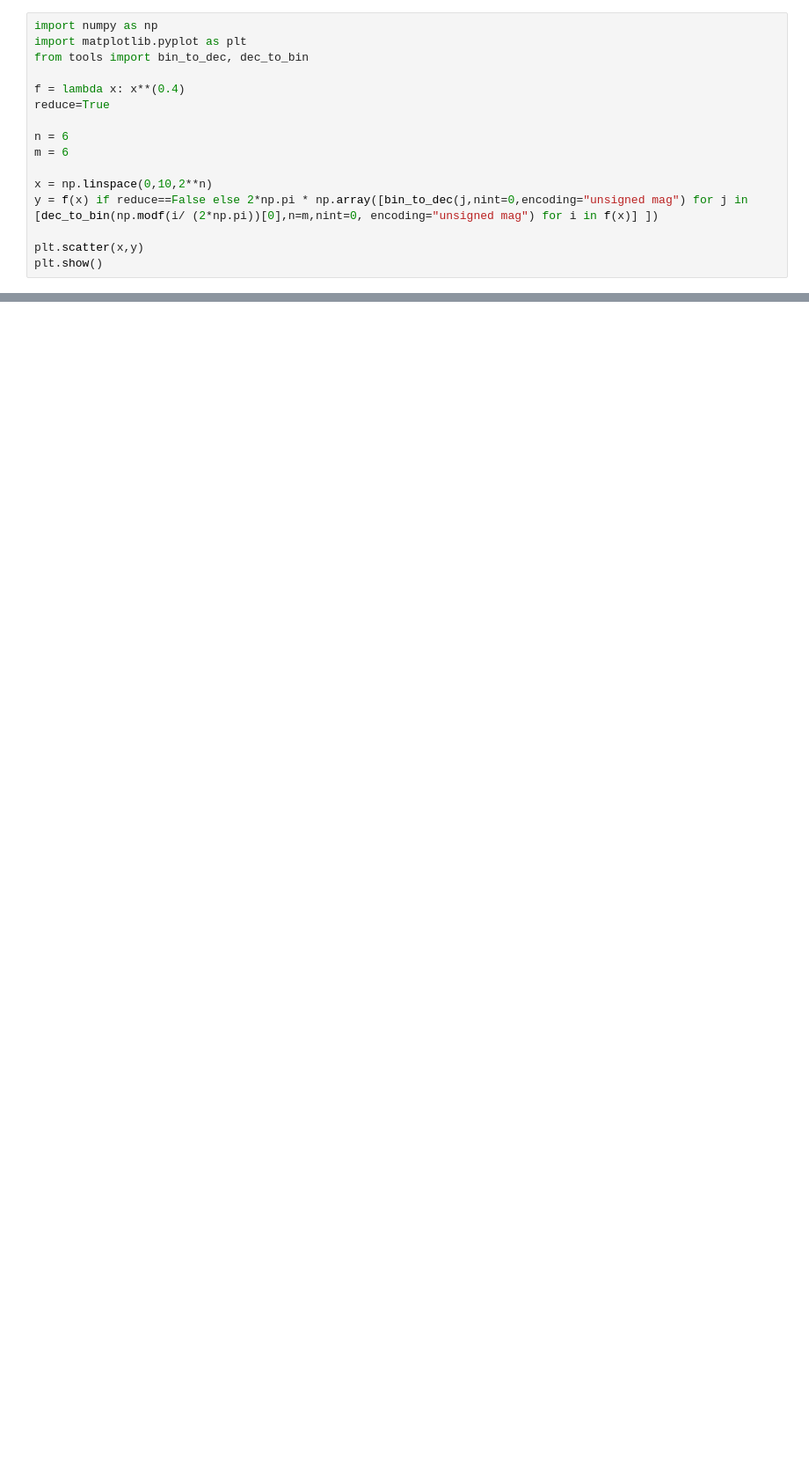
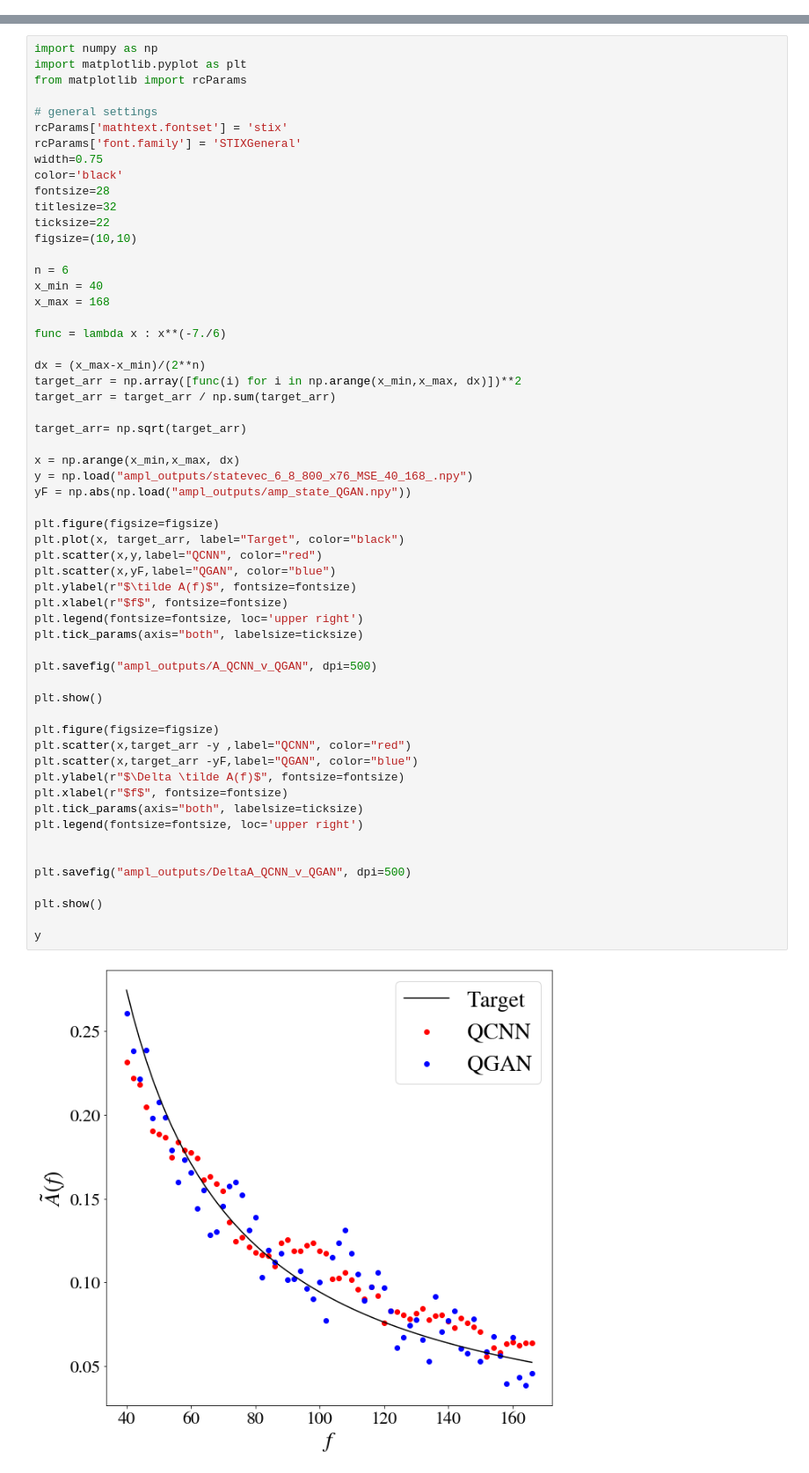
Before and after one commit to david-f-amorim/PQC_function_evaluation, a Jupyter notebook: first_steps.ipynb, the cells around one changed output, grey strips where cells are left out. Shown at 88% size. Drawn from its saved outputs; the diff is of its cells as text; blank space fills up the shorter version.

```diff
--- a/first_steps.ipynb
+++ b/first_steps.ipynb
@@ -35,16 +0,0 @@ array([0.00000000e+00, 2.44140625e-04, 1.95312500e-03, 6.59179688e-03,
-# %%
-import numpy as np
-import matplotlib.pyplot as plt
-from tools import bin_to_dec, dec_to_bin
-
-f = lambda x: x**(0.4)
-reduce=True
-
-n = 6
-m = 6
-
-x = np.linspace(0,10,2**n)
-y = f(x) if reduce==False else 2*np.pi * np.array([bin_to_dec(j,nint=0,encoding="unsigned mag") for j in [dec_to_bin(np.modf(i/ (2*np.pi))[0],n=m,nint=0, encoding="unsigned mag") for i in f(x)] ])
-
-plt.scatter(x,y)
-plt.show()
@@ -52,0 +1,60 @@ plt.show()
+# %%
+import numpy as np
+import matplotlib.pyplot as plt
+from matplotlib import rcParams
+
+# general settings
+rcParams['mathtext.fontset'] = 'stix'
+rcParams['font.family'] = 'STIXGeneral'
+width=0.75
+color='black'
+fontsize=28
+titlesize=32
+ticksize=22
+figsize=(10,10)
+
+n = 6
+x_min = 40
+x_max = 168
+
+func = lambda x : x**(-7./6)
+
+dx = (x_max-x_min)/(2**n)
+target_arr = np.array([func(i) for i in np.arange(x_min,x_max, dx)])**2
+target_arr = target_arr / np.sum(target_arr)
+
+target_arr= np.sqrt(target_arr)
+
+x = np.arange(x_min,x_max, dx)
+y = np.load("ampl_outputs/statevec_6_8_800_x76_MSE_40_168_.npy")
+yF = np.abs(np.load("ampl_outputs/amp_state_QGAN.npy"))
+
+plt.figure(figsize=figsize)
+plt.plot(x, target_arr, label="Target", color="black")
+plt.scatter(x,y,label="QCNN", color="red")
+plt.scatter(x,yF,label="QGAN", color="blue")
+plt.ylabel(r"$\tilde A(f)$", fontsize=fontsize)
+plt.xlabel(r"$f$", fontsize=fontsize)
+plt.legend(fontsize=fontsize, loc='upper right')
+plt.tick_params(axis="both", labelsize=ticksize)
+
+plt.savefig("ampl_outputs/A_QCNN_v_QGAN", dpi=500)
+
+plt.show()
+
+plt.figure(figsize=figsize)
+plt.scatter(x,target_arr -y ,label="QCNN", color="red")
+plt.scatter(x,target_arr -yF,label="QGAN", color="blue")
+plt.ylabel(r"$\Delta \tilde A(f)$", fontsize=fontsize)
+plt.xlabel(r"$f$", fontsize=fontsize)
+plt.tick_params(axis="both", labelsize=ticksize)
+plt.legend(fontsize=fontsize, loc='upper right')
+
+
+plt.savefig("ampl_outputs/DeltaA_QCNN_v_QGAN", dpi=500)
+
+plt.show()
+
+y
+# %% [output]
+[figure, added]
```
Also changed, not shown: parts of 5 cells of this notebook, 23 other files.
